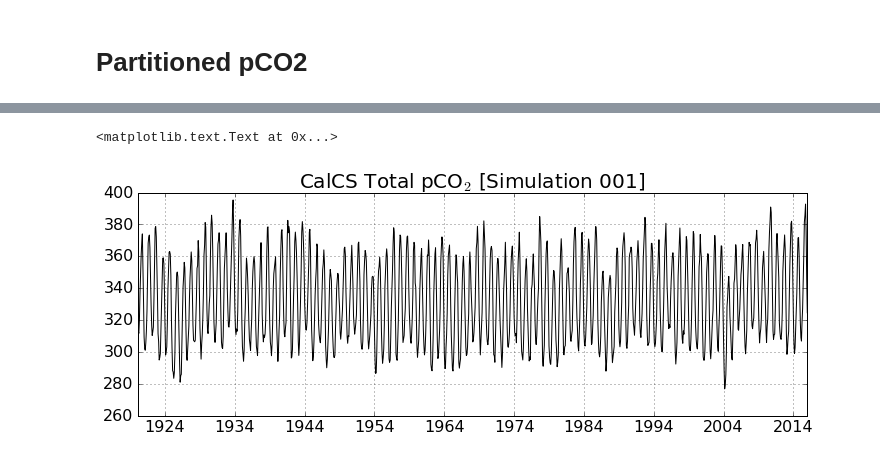
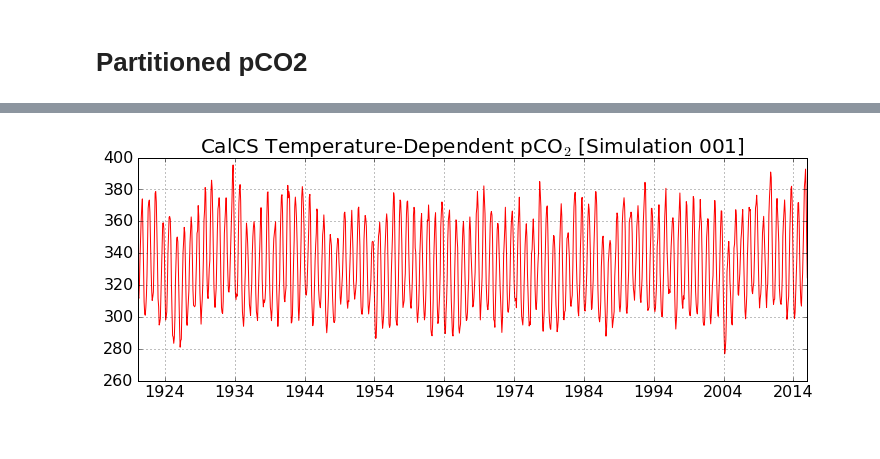
Before and after one commit to bradyrx/EBUS_BGC_Variability, a Jupyter notebook: notebooks/pCO2-decomposition.ipynb, the cells around one changed output, grey strips where cells are left out. Saved outputs shown, nothing was run; the diff lists cells and outputs as text; code cells hidden in the pictures.

```diff
--- a/notebooks/pCO2-decomposition.ipynb
+++ b/notebooks/pCO2-decomposition.ipynb
@@ -107,12 +97,11 @@ Coordinates:
 # %%
 fig = plt.figure(figsize=(12,4))
 ax = fig.add_subplot(111)
-pCO2_T = pCO2_T[0].values
-plt.plot(pco2_total['time'].values, pCO2_T, color='k')
+pCO2_Tplot = pCO2_T[0].values
+plt.plot(pco2_total['time'].values, pCO2_Tplot, color='r')
 ax.grid('on')
 ax.tick_params(axis='both', which='major', labelsize=16)
-ax.set_title('CalCS Total pCO$_{2}$ [Simulation 001]', fontsize=20)
-#plt.savefig('calcs-total-pco2-001.png', dpi=300)
+ax.set_title('CalCS Temperature-Dependent pCO$_{2}$ [Simulation 001]', fontsize=20)
+plt.savefig('calcs-pCO2_T-pco2-001.png', dpi=300)
 # %% [output]
-<matplotlib.text.Text at 0x...>
-[figure, old version]
+[figure, new version]
```
Also changed, not shown: parts of 4 cells of this notebook, 2 other files.
